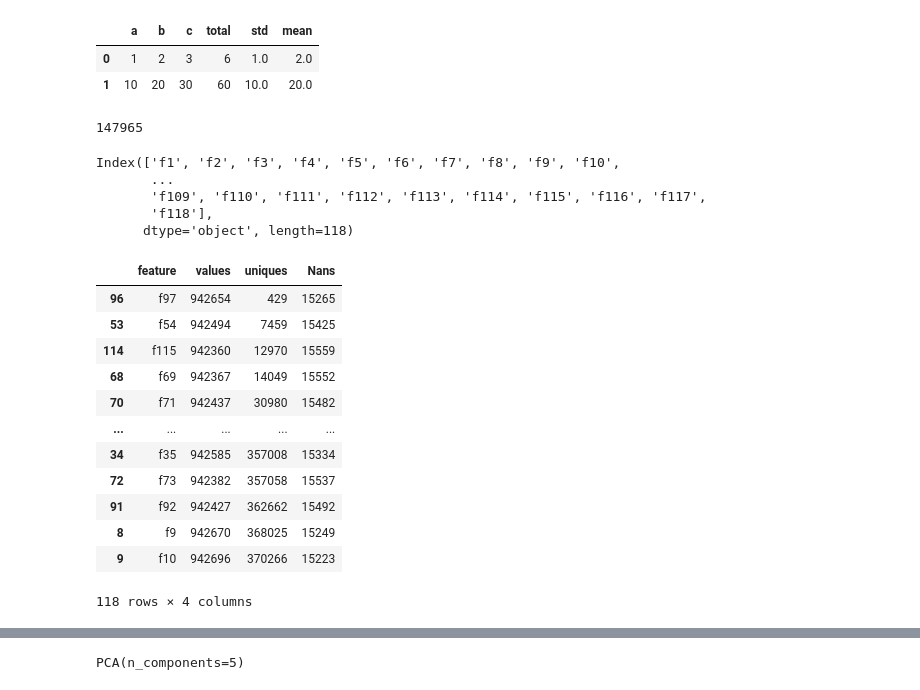
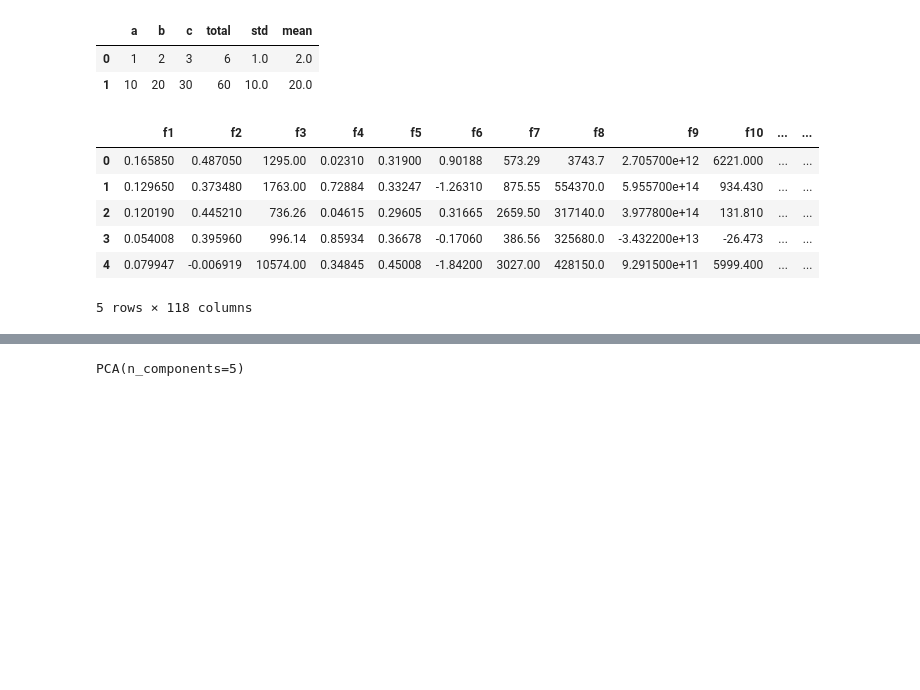
Before and after one commit to kenichiluna0627/tabular-playground-sep-2021, a Jupyter notebook: tabular_pg_sep2021.ipynb, the cells around one changed output, grey strips where cells are left out. Saved outputs shown, nothing was run; the diff lists cells and outputs as text; code cells hidden in the pictures; blank space fills up the shorter version.

```diff
--- a/tabular_pg_sep2021.ipynb
+++ b/tabular_pg_sep2021.ipynb
@@ -178,16 +179,3 @@ sample_df
 |  | a | b | c | total | std | mean |
 | 0 | 1 | 2 | 3 | 6 | 1.0 | 2.0 |
 | 1 | 10 | 20 | 30 | 60 | 10.0 | 20.0 |
-# %%
-X['f1'].nunique()
-# %% [output]
-147965
-# %%
-cols = X.columns
-cols
-# %% [output]
-Index(['f1', 'f2', 'f3', 'f4', 'f5', 'f6', 'f7', 'f8', 'f9', 'f10',
-       ...
-       'f109', 'f110', 'f111', 'f112', 'f113', 'f114', 'f115', 'f116', 'f117',
-       'f118'],
-      dtype='object', length=118)
@@ -204,16 +182,11 @@ ana_df = pd.DataFrame({'feature':cols, 'values': num_of_values, 'uniques':num_of
-# %%
-ana_df.sort_values('uniques', ascending=True)
-# %% [output]
-|  | feature | values | uniques | Nans |
-| 96 | f97 | 942654 | 429 | 15265 |
-| 53 | f54 | 942494 | 7459 | 15425 |
-| 114 | f115 | 942360 | 12970 | 15559 |
-| 68 | f69 | 942367 | 14049 | 15552 |
-| 70 | f71 | 942437 | 30980 | 15482 |
-| ... | ... | ... | ... | ... |
-| 34 | f35 | 942585 | 357008 | 15334 |
-| 72 | f73 | 942382 | 357058 | 15537 |
-| 91 | f92 | 942427 | 362662 | 15492 |
-| 8 | f9 | 942670 | 368025 | 15249 |
-| 9 | f10 | 942696 | 370266 | 15223 |
-118 rows × 4 columns
+# %%
+X_test = test.drop(columns=['id'])
+X_test.head()
+# %% [output]
+|  | f1 | f2 | f3 | f4 | f5 | f6 | f7 | f8 | f9 | f10 | ... | ... |
+| 0 | 0.165850 | 0.487050 | 1295.00 | 0.02310 | 0.31900 | 0.90188 | 573.29 | 3743.7 | 2.705700e+12 | 6221.000 | ... | ... |
+| 1 | 0.129650 | 0.373480 | 1763.00 | 0.72884 | 0.33247 | -1.26310 | 875.55 | 554370.0 | 5.955700e+14 | 934.430 | ... | ... |
+| 2 | 0.120190 | 0.445210 | 736.26 | 0.04615 | 0.29605 | 0.31665 | 2659.50 | 317140.0 | 3.977800e+14 | 131.810 | ... | ... |
+| 3 | 0.054008 | 0.395960 | 996.14 | 0.85934 | 0.36678 | -0.17060 | 386.56 | 325680.0 | -3.432200e+13 | -26.473 | ... | ... |
+| 4 | 0.079947 | -0.006919 | 10574.00 | 0.34845 | 0.45008 | -1.84200 | 3027.00 | 428150.0 | 9.291500e+11 | 5999.400 | ... | ... |
+5 rows × 118 columns
```
Also changed, not shown: parts of 25 cells of this notebook, 1 other file.
